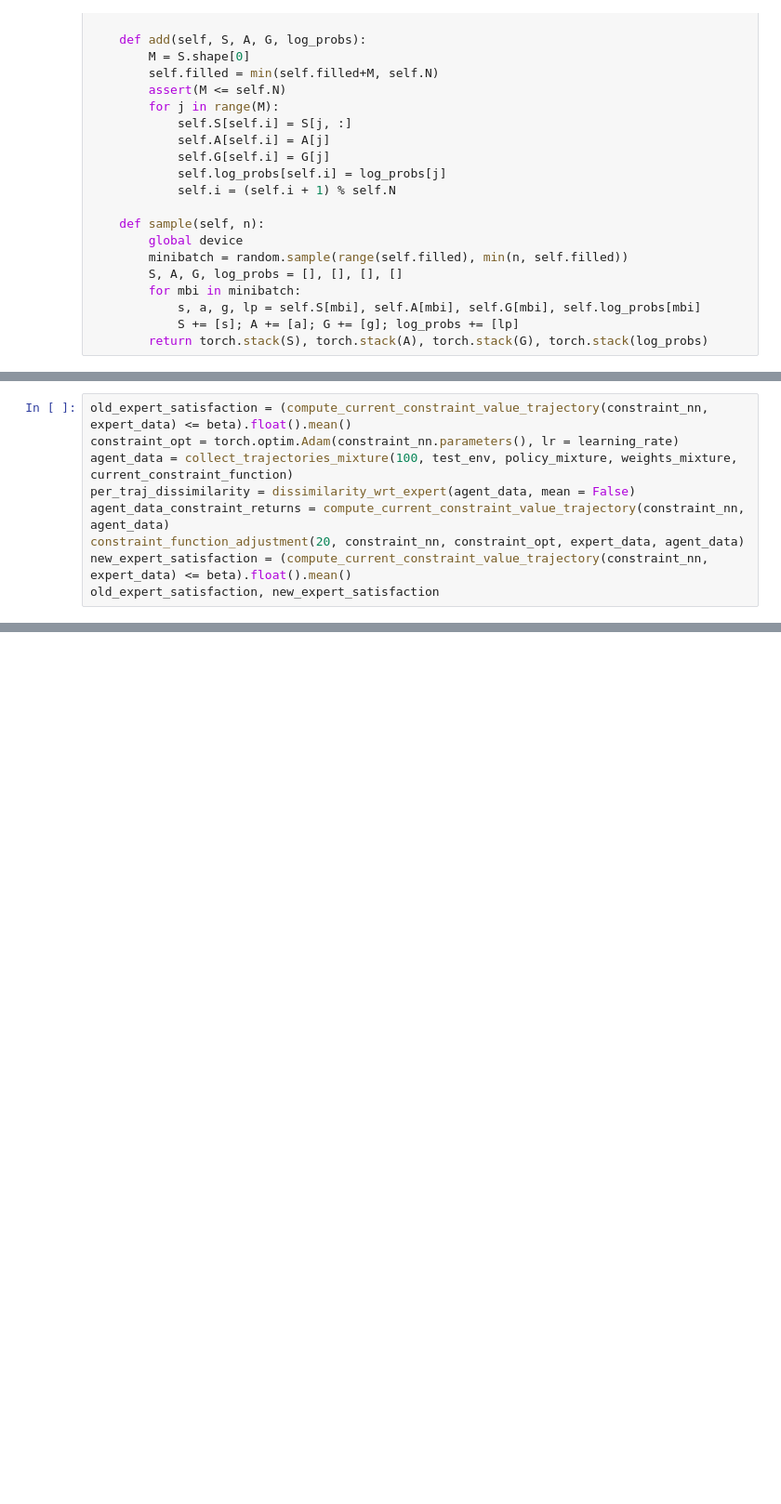
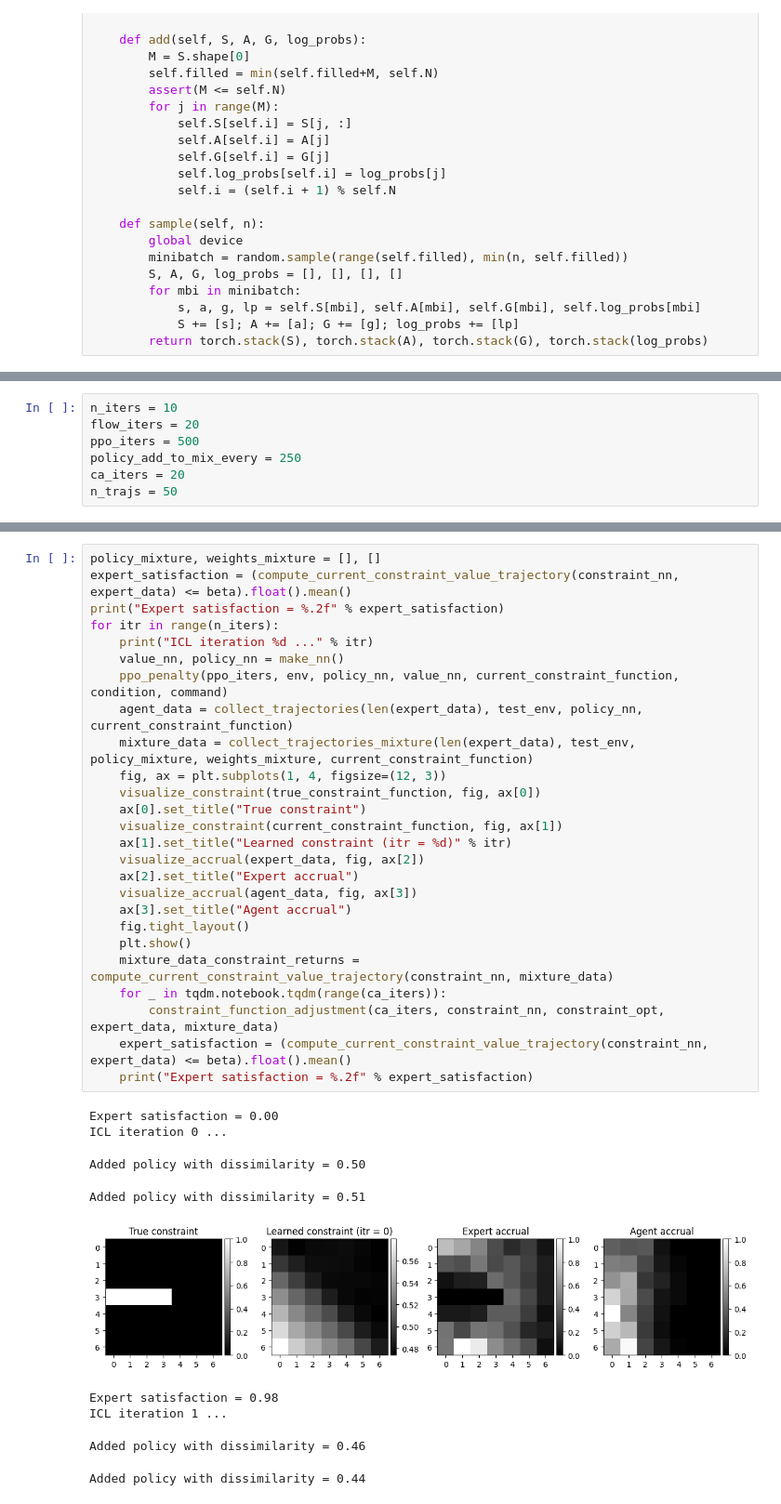
Before and after one commit to ashishgaurav13/ICL, a Jupyter notebook: Tutorial.ipynb, the cells around one changed output, grey strips where cells are left out. Shown: that part at 93% size. Cells and saved outputs as stored; diff of their text form; blank space fills up the shorter version.

```diff
--- a/Tutorial.ipynb
+++ b/Tutorial.ipynb
@@ -446,9 +373,0 @@ def constraint_function_adjustment(n, constraint_nn, constraint_opt, expert_data
-# %%
-old_expert_satisfaction = (compute_current_constraint_value_trajectory(constraint_nn, expert_data) <= beta).float().mean()
-constraint_opt = torch.optim.Adam(constraint_nn.parameters(), lr = learning_rate)
-agent_data = collect_trajectories_mixture(100, test_env, policy_mixture, weights_mixture, current_constraint_function)
-per_traj_dissimilarity = dissimilarity_wrt_expert(agent_data, mean = False)
-agent_data_constraint_returns = compute_current_constraint_value_trajectory(constraint_nn, agent_data)
-constraint_function_adjustment(20, constraint_nn, constraint_opt, expert_data, agent_data)
-new_expert_satisfaction = (compute_current_constraint_value_trajectory(constraint_nn, expert_data) <= beta).float().mean()
-old_expert_satisfaction, new_expert_satisfaction
@@ -580,0 +394,7 @@ KeyboardInterrupt:
+# %%
+n_iters = 10
+flow_iters = 20
+ppo_iters = 500
+policy_add_to_mix_every = 250
+ca_iters = 20
+n_trajs = 50
@@ -580,0 +453,36 @@ KeyboardInterrupt:
+# %%
+policy_mixture, weights_mixture = [], []
+expert_satisfaction = (compute_current_constraint_value_trajectory(constraint_nn, expert_data) <= beta).float().mean()
+print("Expert satisfaction = %.2f" % expert_satisfaction)
+for itr in range(n_iters):
+    print("ICL iteration %d ..." % itr)
+    value_nn, policy_nn = make_nn()
+    ppo_penalty(ppo_iters, env, policy_nn, value_nn, current_constraint_function, condition, command)
+    agent_data = collect_trajectories(len(expert_data), test_env, policy_nn, current_constraint_function)
+    mixture_data = collect_trajectories_mixture(len(expert_data), test_env, policy_mixture, weights_mixture, current_constraint_function)
+    fig, ax = plt.subplots(1, 4, figsize=(12, 3))
+    visualize_constraint(true_constraint_function, fig, ax[0])
+    ax[0].set_title("True constraint")
+    visualize_constraint(current_constraint_function, fig, ax[1])
+    ax[1].set_title("Learned constraint (itr = %d)" % itr)
+    visualize_accrual(expert_data, fig, ax[2])
+    ax[2].set_title("Expert accrual")
+    visualize_accrual(agent_data, fig, ax[3])
+    ax[3].set_title("Agent accrual")
+    fig.tight_layout()
+    plt.show()
+    mixture_data_constraint_returns = compute_current_constraint_value_trajectory(constraint_nn, mixture_data)
+    for _ in tqdm.notebook.tqdm(range(ca_iters)):
+        constraint_function_adjustment(ca_iters, constraint_nn, constraint_opt, expert_data, mixture_data)
+    expert_satisfaction = (compute_current_constraint_value_trajectory(constraint_nn, expert_data) <= beta).float().mean()
+    print("Expert satisfaction = %.2f" % expert_satisfaction)
+# %% [output]
+Expert satisfaction = 0.00
+ICL iteration 0 ...
+Added policy with dissimilarity = 0.50
+Added policy with dissimilarity = 0.51
+[figure, added]
+Expert satisfaction = 0.98
+ICL iteration 1 ...
+Added policy with dissimilarity = 0.46
+Added policy with dissimilarity = 0.44
```
Also changed, not shown: parts of 69 cells of this notebook, 1 other file.
